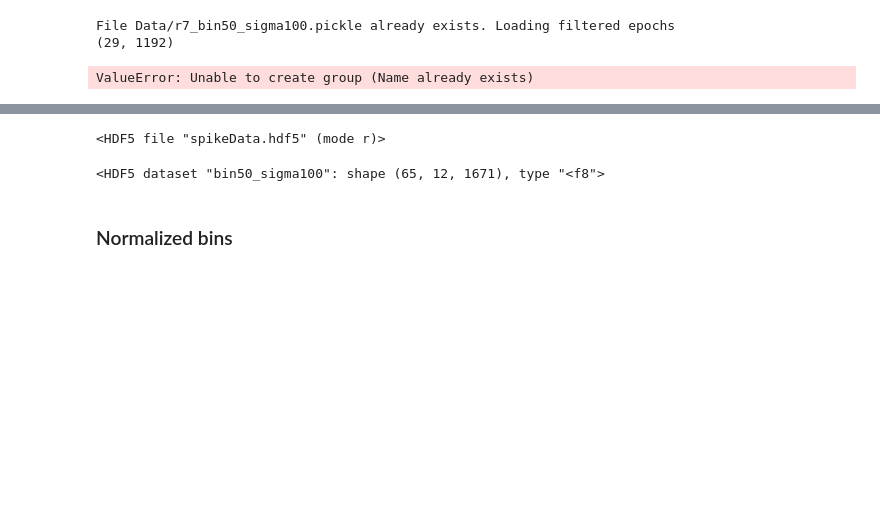
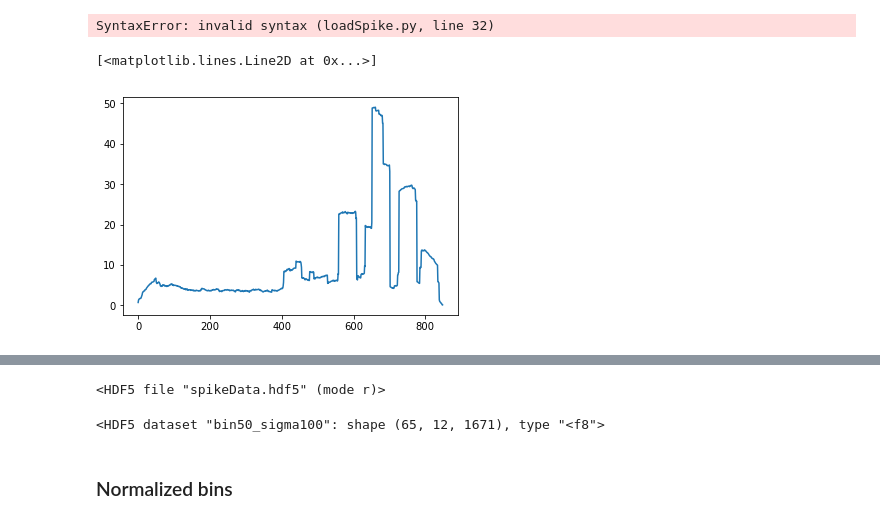
Before and after one commit to EstevaoUyra/Spikes, a Jupyter notebook: LoadTimes.ipynb, the cells around one changed output, grey strips where cells are left out. Cells and saved outputs as stored; diff of their text form; code cells hidden in the pictures; blank space fills up the shorter version.

```diff
--- a/LoadTimes.ipynb
+++ b/LoadTimes.ipynb
@@ -9,7 +9,7 @@ sigma= 100
 
 import h5py
 f = h5py.File("spikeData.hdf5", "r+")
-for rat in [7,8,9,10]:
+for rat in []:
     filename='Data/r'+str(rat)+'_bin'+str(binSize)+'_sigma'+str(sigma)+'.pickle'
 
     if len(glob.glob(filename))==1:
@@ -19,7 +19,6 @@ for rat in [7,8,9,10]:
 
     else:
         print('File',filename,'does not exist. Filtering epochs and saving file')
-        spikes,behavior = loadSpikeBehav('Data/rato'+str(rat)+'tudo.mat', binSize=binSize)
         epochs = epochData(spikes,behavior,rat,sigma=sigma,binSize=binSize)
         pickle.dump(epochs,open(filename,'wb'))
 
@@ -28,6 +27,4 @@ for rat in [7,8,9,10]:
 
 print('Finished')
 # %% [output]
-File Data/r7_bin50_sigma100.pickle already exists. Loading filtered epochs
-(29, 1192)
+SyntaxError: invalid syntax (loadSpike.py, line 32)
-ValueError: Unable to create group (Name already exists)
@@ -33,0 +65,15 @@ ValueError: Unable to create group (Name already exists)
+# %%
+#from spikeHelper.loadSpike import loadSpikeBehav,epochData
+rat = 8
+spikes,behavior = loadSpikeBehav('Data/rato'+str(rat)+'tudo.mat')
+
+import matplotlib.pyplot as plt
+%matplotlib inline
+
+iti = (behavior.onset[1:].values- behavior.offset.iloc[:-1].values)
+plt.plot(np.convolve(iti,np.ones(50)/50))
+
+plt.plot(iti)
+# %% [output]
+[<matplotlib.lines.Line2D at 0x...>]
+[figure, added]
```
Also changed, not shown: parts of 3 cells of this notebook.
